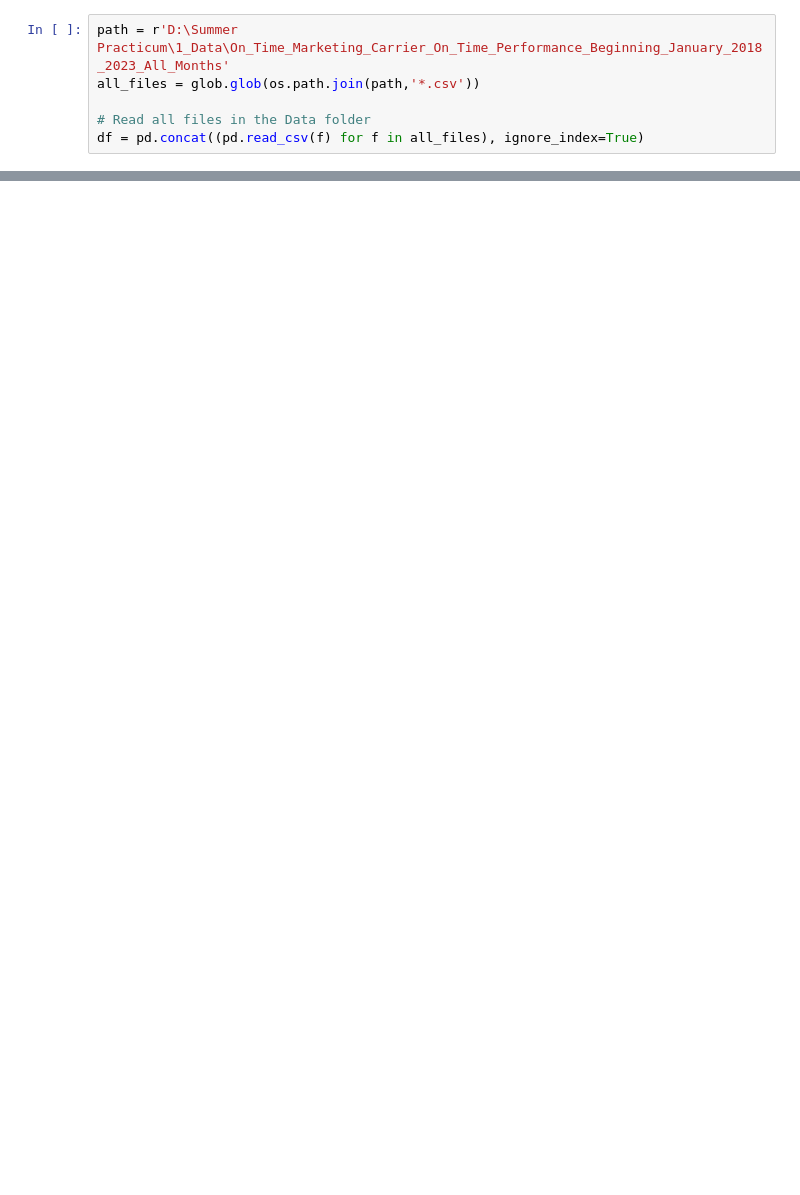
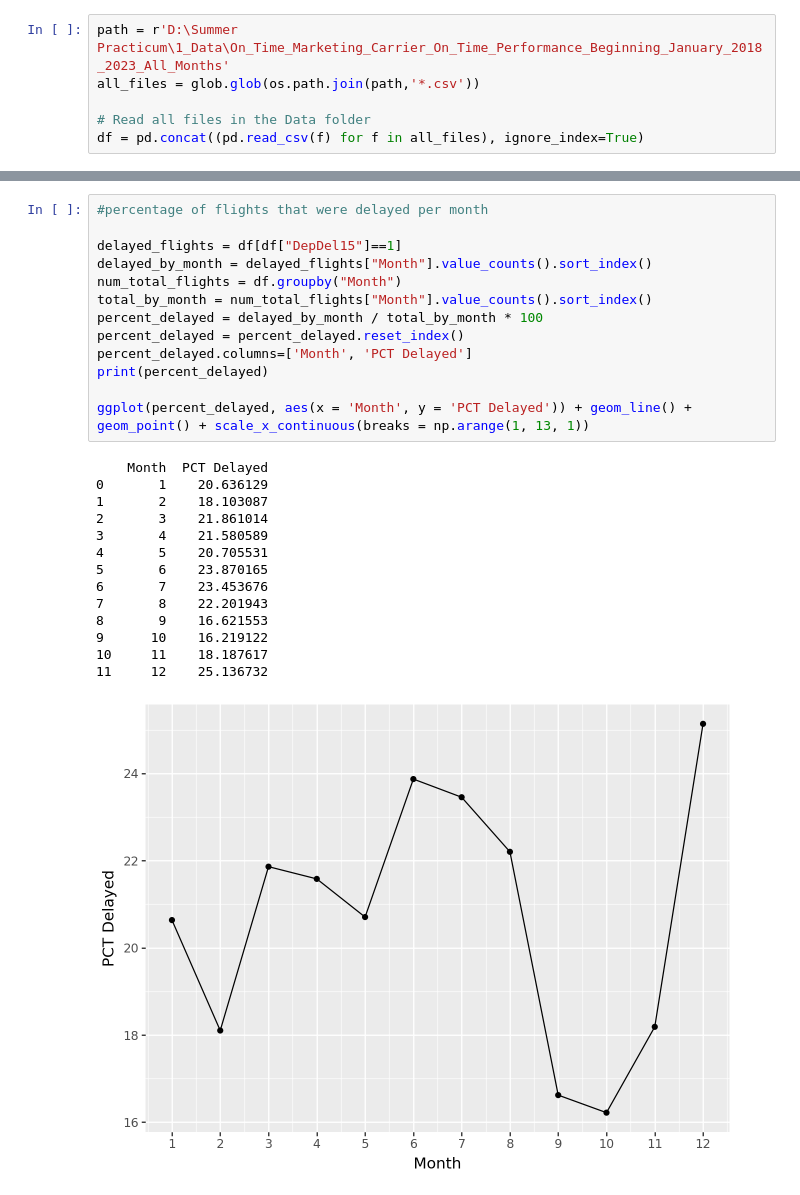
Before and after one commit to irene-zh/Summer-Practicum-25, a Jupyter notebook: 2_Code/Hannah_Ben_delays.ipynb, the cells around one changed output, grey strips where cells are left out. Saved outputs shown, nothing was run; the diff lists cells and outputs as text; blank space fills up the shorter version.

```diff
--- a/2_Code/Hannah_Ben_delays.ipynb
+++ b/2_Code/Hannah_Ben_delays.ipynb
@@ -17,0 +45,28 @@ df.info()
+# %%
+#percentage of flights that were delayed per month
+
+delayed_flights = df[df["DepDel15"]==1]
+delayed_by_month = delayed_flights["Month"].value_counts().sort_index()
+num_total_flights = df.groupby("Month")
+total_by_month = num_total_flights["Month"].value_counts().sort_index()
+percent_delayed = delayed_by_month / total_by_month * 100
+percent_delayed = percent_delayed.reset_index()
+percent_delayed.columns=['Month', 'PCT Delayed']
+print(percent_delayed)
+
+ggplot(percent_delayed, aes(x = 'Month', y = 'PCT Delayed')) + geom_line() + geom_point() + scale_x_continuous(breaks = np.arange(1, 13, 1))
+# %% [output]
+    Month  PCT Delayed
+0       1    20.636129
+1       2    18.103087
+2       3    21.861014
+3       4    21.580589
+4       5    20.705531
+5       6    23.870165
+6       7    23.453676
+7       8    22.201943
+8       9    16.621553
+9      10    16.219122
+10     11    18.187617
+11     12    25.136732
+[figure, added]
```
Also changed, not shown: parts of 9 cells of this notebook, 1 other file.
